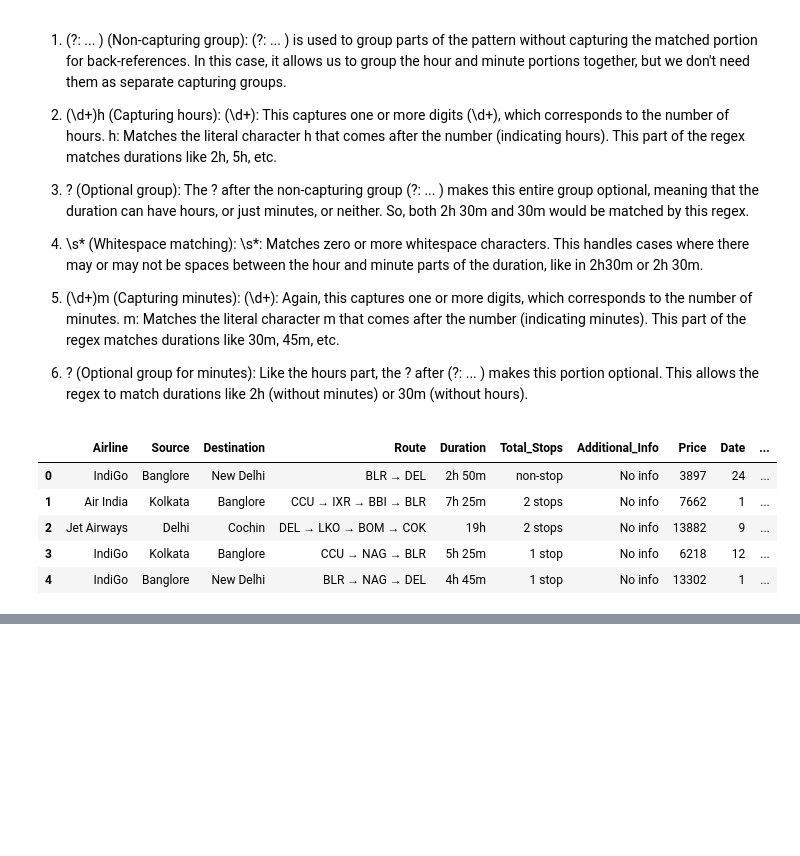
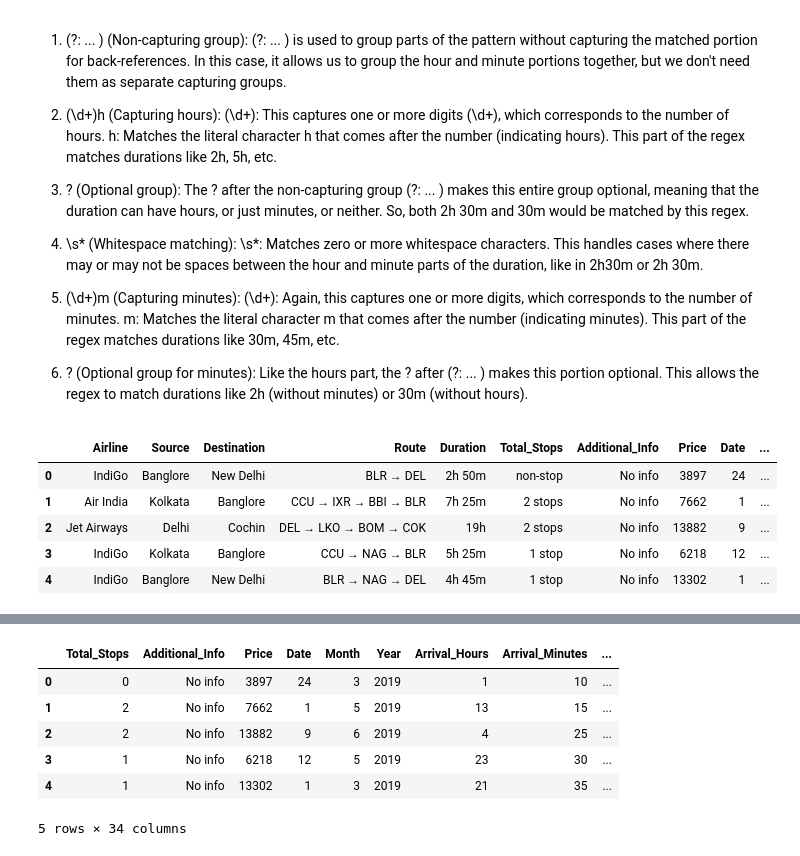
Before and after one commit to Abhinavexists/Feature_Engineering_and_EDA, a Jupyter notebook: Exploratory data analysis/Flight_price.ipynb, the cells around one changed output, grey strips where cells are left out. Saved outputs shown, nothing was run; the diff lists cells and outputs as text; code cells hidden in the pictures; blank space fills up the shorter version.

```diff
--- a/Exploratory data analysis/Flight_price.ipynb
+++ b/Exploratory data analysis/Flight_price.ipynb
@@ -219,0 +293,2 @@ df.drop('Duration' ,axis=1, inplace=True)
+# %%
+transformed=encoder.fit_transform(df[['Airline','Source','Destination']]).toarray()
@@ -219,0 +297,16 @@ df.drop('Duration' ,axis=1, inplace=True)
+# %%
+df_transformed=pd.DataFrame(transformed)
+# %%
+df=pd.concat([df,df_transformed] ,axis=1)
+# %%
+df.drop(['Airline','Source','Destination'] , axis=1 , inplace=True)
+# %%
+df.head()
+# %% [output]
+|  | Total_Stops | Additional_Info | Price | Date | Month | Year | Arrival_Hours | Arrival_Minutes | ... |
+| 0 | 0 | No info | 3897 | 24 | 3 | 2019 | 1 | 10 | ... |
+| 1 | 2 | No info | 7662 | 1 | 5 | 2019 | 13 | 15 | ... |
+| 2 | 2 | No info | 13882 | 9 | 6 | 2019 | 4 | 25 | ... |
+| 3 | 1 | No info | 6218 | 12 | 5 | 2019 | 23 | 30 | ... |
+| 4 | 1 | No info | 13302 | 1 | 3 | 2019 | 21 | 35 | ... |
+5 rows × 34 columns
```
Also changed, not shown: parts of 13 cells of this notebook.
